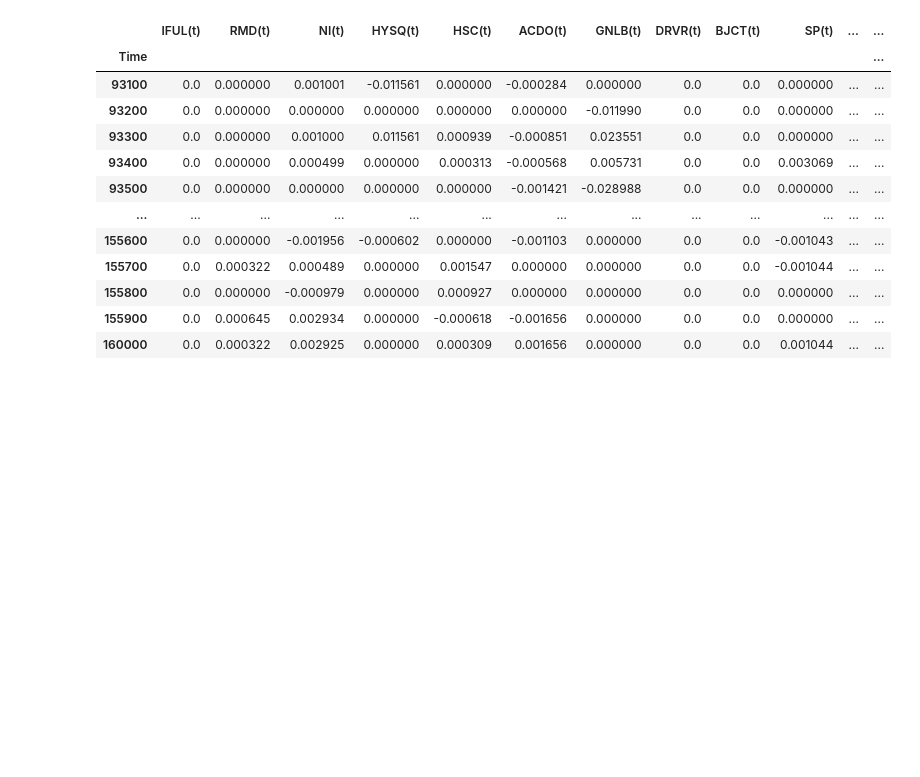
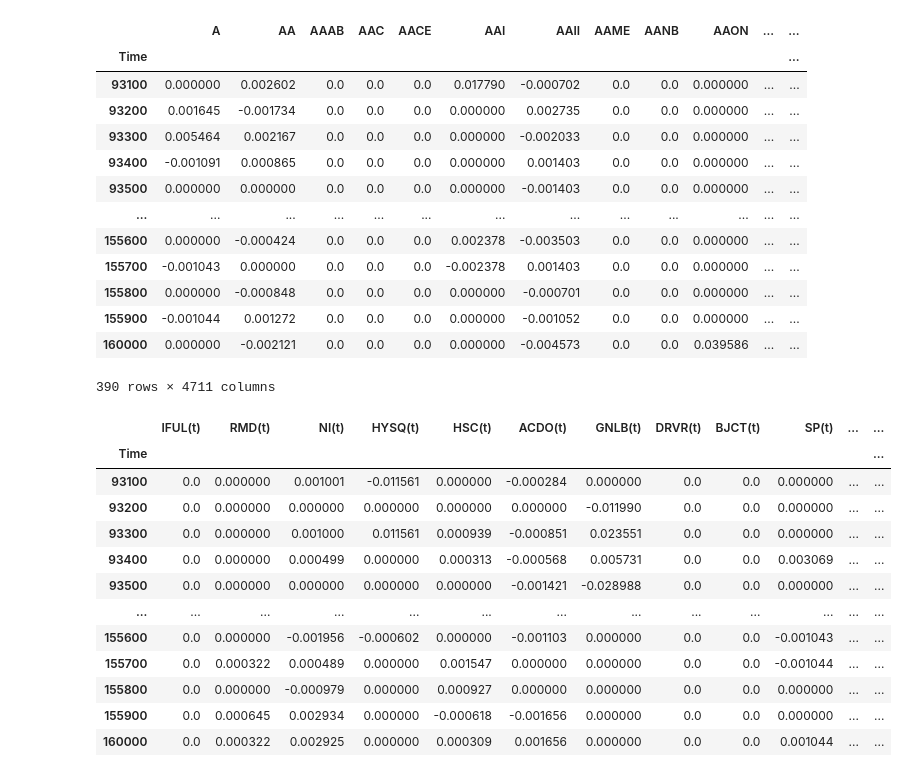
Before and after one commit to samuefra/summer_paper, a Jupyter notebook: code/data/database.ipynb, the cells around one changed output. Saved outputs shown, nothing was run; the diff lists cells and outputs as text; code cells hidden in the pictures; blank space fills up the shorter version.

```diff
--- a/code/data/database.ipynb
+++ b/code/data/database.ipynb
@@ -17,6 +24,23 @@ warnings.filterwarnings("ignore")
 # %%
 # cria um dataframe a partir do csv de um dia de retornos
 df = pd.read_csv('../../input/data/1min/by_date/20030102.csv', index_col=0)
+# %%
+df
+# %% [output]
+|  | A | AA | AAAB | AAC | AACE | AAI | AAII | AAME | AANB | AAON | ... | ... |
+| Time |  |  |  |  |  |  |  |  |  |  |  | ... |
+| 93100 | 0.000000 | 0.002602 | 0.0 | 0.0 | 0.0 | 0.017790 | -0.000702 | 0.0 | 0.0 | 0.000000 | ... | ... |
+| 93200 | 0.001645 | -0.001734 | 0.0 | 0.0 | 0.0 | 0.000000 | 0.002735 | 0.0 | 0.0 | 0.000000 | ... | ... |
+| 93300 | 0.005464 | 0.002167 | 0.0 | 0.0 | 0.0 | 0.000000 | -0.002033 | 0.0 | 0.0 | 0.000000 | ... | ... |
+| 93400 | -0.001091 | 0.000865 | 0.0 | 0.0 | 0.0 | 0.000000 | 0.001403 | 0.0 | 0.0 | 0.000000 | ... | ... |
+| 93500 | 0.000000 | 0.000000 | 0.0 | 0.0 | 0.0 | 0.000000 | -0.001403 | 0.0 | 0.0 | 0.000000 | ... | ... |
+| ... | ... | ... | ... | ... | ... | ... | ... | ... | ... | ... | ... | ... |
+| 155600 | 0.000000 | -0.000424 | 0.0 | 0.0 | 0.0 | 0.002378 | -0.003503 | 0.0 | 0.0 | 0.000000 | ... | ... |
+| 155700 | -0.001043 | 0.000000 | 0.0 | 0.0 | 0.0 | -0.002378 | 0.001403 | 0.0 | 0.0 | 0.000000 | ... | ... |
+| 155800 | 0.000000 | -0.000848 | 0.0 | 0.0 | 0.0 | 0.000000 | -0.000701 | 0.0 | 0.0 | 0.000000 | ... | ... |
+| 155900 | -0.001044 | 0.001272 | 0.0 | 0.0 | 0.0 | 0.000000 | -0.001052 | 0.0 | 0.0 | 0.000000 | ... | ... |
+| 160000 | 0.000000 | -0.002121 | 0.0 | 0.0 | 0.0 | 0.000000 | -0.004573 | 0.0 | 0.0 | 0.039586 | ... | ... |
+390 rows × 4711 columns
 # %%
 # escolhendo 250 ações para usar como base preditiva
 np.random.seed(0)
```
Also changed, not shown: parts of 1 cell of this notebook, 3 other files.
